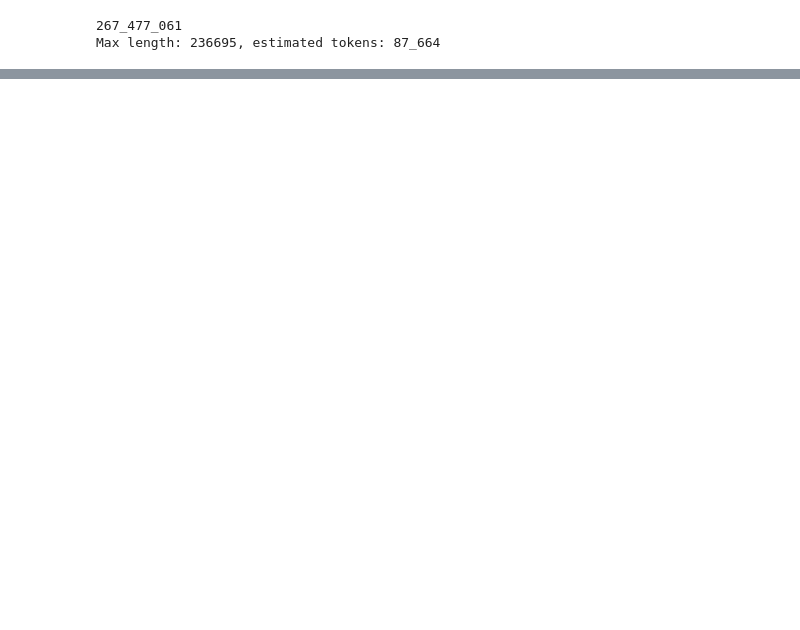
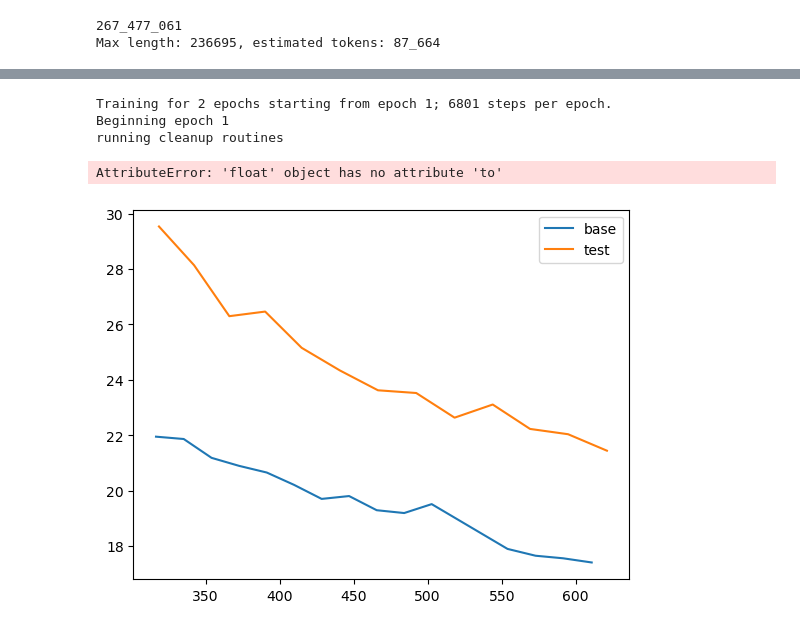
Before and after one commit to infiniteperplexity/ai_tooling, a Jupyter notebook: tooltest_notebook.ipynb, the cells around one changed output, grey strips where cells are left out. Saved outputs shown, nothing was run; the diff lists cells and outputs as text; code cells hidden in the pictures; blank space fills up the shorter version.

```diff
--- a/tooltest_notebook.ipynb
+++ b/tooltest_notebook.ipynb
@@ -95,0 +128,44 @@ KeyboardInterrupt:
+# %%
+from train import Trainer, SimpleTestCallback, ResidualGatingWarmupCallback, get_warmup_schedule, TimedStoppingCallback, PerplexityStoppingCallback
+test_trainer = Trainer(
+    test_model,
+    train_loader,
+    eval_loader = eval_loader,
+    device = "cuda",
+    tokenizer = tokenizer,
+    log_every = 250,
+    eval_every = 10_000,
+    schedule = get_warmup_schedule(),
+    autocast_dtype = torch.bfloat16,
+    callbacks = [TimedStoppingCallback(600)]
+)
+test_trainer.train(2)
+# %% [output]
+Training for 2 epochs starting from epoch 1; 6801 steps per epoch.
+Beginning epoch 1
+running cleanup routines
+AttributeError: 'float' object has no attribute 'to'
+# %%
+import pandas as pd
+b = pd.DataFrame(base_trainer.logger.log)
+b["model"] = "base"
+t = pd.DataFrame(test_trainer.logger.log)
+t["model"] = "test"
+logs_df = pd.concat([b, t])
+
+from matplotlib import pyplot as plt
+# a plot with two lines...one is where model = gelu, mode = train, steps = 250; the other is the same but with model = swiglu
+train = logs_df[logs_df["mode"] == "train"]
+full_steps = train[train["steps"] == 250]
+full_steps = full_steps[full_steps["total_seconds"] >=300]
+b = full_steps[full_steps["model"] == "base"]
+t = full_steps[full_steps["model"] == "test"]
+# plot ppl vs total_seconds
+# clear the plot
+plt.clf()
+plt.plot(b["total_seconds"], b["ppl"], label="base")
+plt.plot(t["total_seconds"], t["ppl"], label="test")
+plt.legend()
+plt.show()
+# %% [output]
+[figure, added]
```
Also changed, not shown: parts of 2 cells of this notebook, 46 other files.
